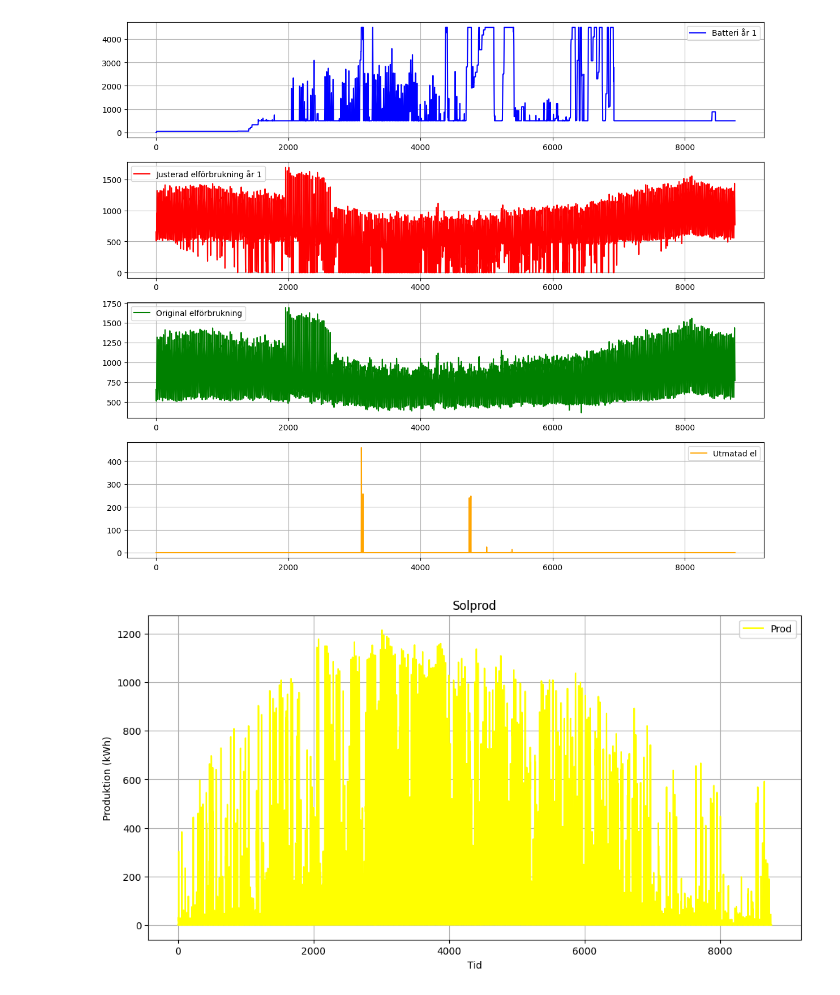
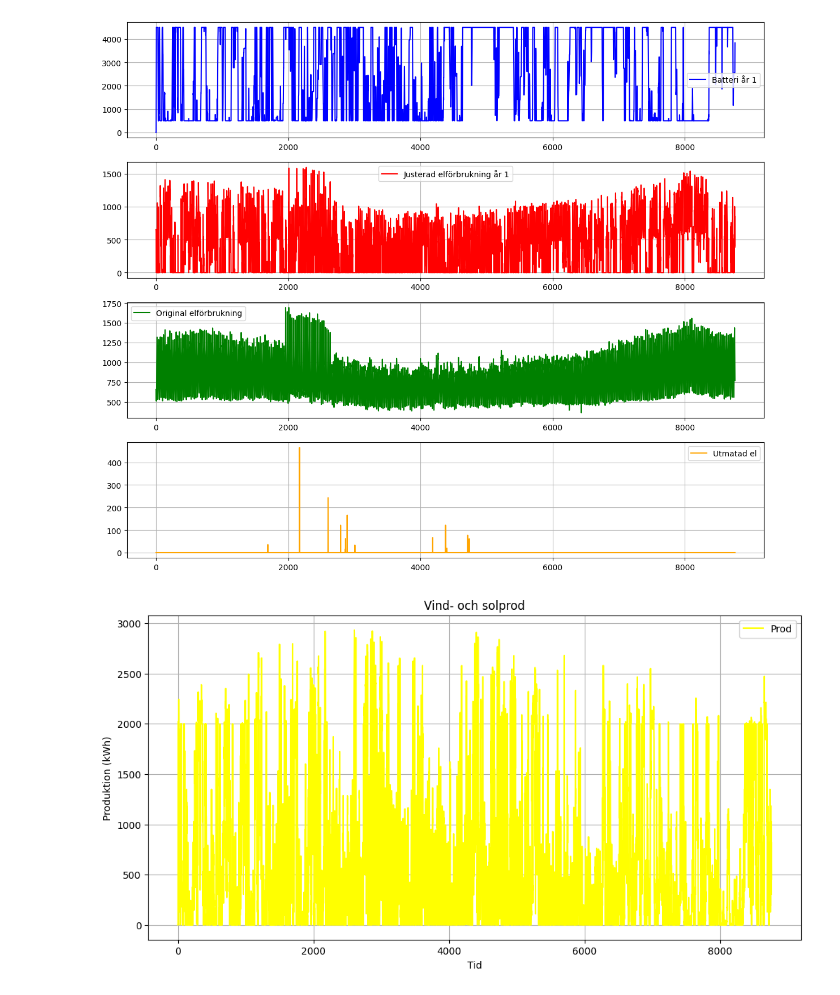
Before and after one commit to Jakobthuresson/Energigemenskaper, a Jupyter notebook: NyEGScript.ipynb, the cells around one changed output. Saved outputs shown, nothing was run; the diff lists cells and outputs as text; code cells hidden in the pictures.

```diff
--- a/NyEGScript.ipynb
+++ b/NyEGScript.ipynb
@@ -10,17 +10,19 @@ Spotpris = pd.read_excel("Spotpris.xlsx", names=["Spotpris"], header=None)  # Na
 Vindprod = pd.read_excel("Vindturbin.xlsx", header=None)
 StarkaEl = pd.read_excel("Starka2023.xlsx", header=None)
 KLTel = pd.read_excel("KLTelFörbr.xlsx", header=None)
+Skånemej = pd.read_excel("Eldata-filerSÖDRA/SkånemejElförbr.xlsx", header= None)
+
+Mejan = Skånemej.iloc[:, 0]
 
 ABK = ABKEl.iloc[:, 0]
 Starka = StarkaEl.iloc[:, 0]
 KLT = KLTel.iloc[:, 0]
 # Extrahera första kolumnen från respektive DataFrame
-#Vind = Vindprod.iloc[:, 0]
-Sol = 0.25*Solprod.iloc[:, 0]  # Solel-produktion multipliceras med faktor 0.5 eftersom hela takytan inte används
+Vind = Vindprod.iloc[:, 0]
+Sol = 0.2*Solprod.iloc[:, 0]  # SOL = 0.25, Sol+Vind = 0.2
 
-
-Sänka = Starka + KLT
-Prod =  Sol
+Sänka = Starka + KLT + Mejan
+Prod =  Vind + Sol
 
 Prod_list = Prod.tolist()
 
@@ -105,7 +107,7 @@ for tid, prod, abk, spot, sänka in zip(Spotpris.index, Prod, ABK, Spot_list, S
         utmatning.append(max(0,(batteriKapacitet - diff - max_battery_level)-sänka))
         köptaTimmar.append((tid,0))
     else:
-        if spot <= 5 and prod > 0:
+        if spot <= 30 and prod > 0:
             möjligLagring = max_battery_level - batteriKapacitet
             lagrat = min(prod, möjligLagring)
             överskott = max(0, prod - lagrat)
@@ -117,11 +119,11 @@ for tid, prod, abk, spot, sänka in zip(Spotpris.index, Prod, ABK, Spot_list, S
             köptaTimmar.append((tid, spot if köpt_el > 0 else 0))
             utmatning.append(0)
 
-        elif 5 < spot < 50 and prod > 0:
+        elif 30 < spot < 70 and prod > 0:
             justeradElförbrukning.append(diff)
             köptaTimmar.append((tid, spot))
             utmatning.append(0)
-        elif spot >= 50:
+        elif spot >= 70:
             energiFrånBatteri = max(0, min(batteriKapacitet, diff, maxFrånBatteri, batteriKapacitet-min_battery_level))
             batteriKapacitet -= energiFrånBatteri
             köpt_el = max(0, diff - energiFrånBatteri)
@@ -244,7 +246,7 @@ plt.plot(Prod_list, label="Prod", color="yellow")
 
 plt.xlabel("Tid")
 plt.ylabel("Produktion (kWh)")
-plt.title("Solprod")
+plt.title("Vind- och solprod")
 plt.legend()
 plt.grid(True)
 
@@ -271,2 +273,2 @@ Justerad elkostnad simulering: 10640128.586904397
-[figure, old version]
+[figure, new version]
-[figure, old version]
+[figure, new version]
```
Also changed, not shown: parts of 1 cell of this notebook, 3 other files.
